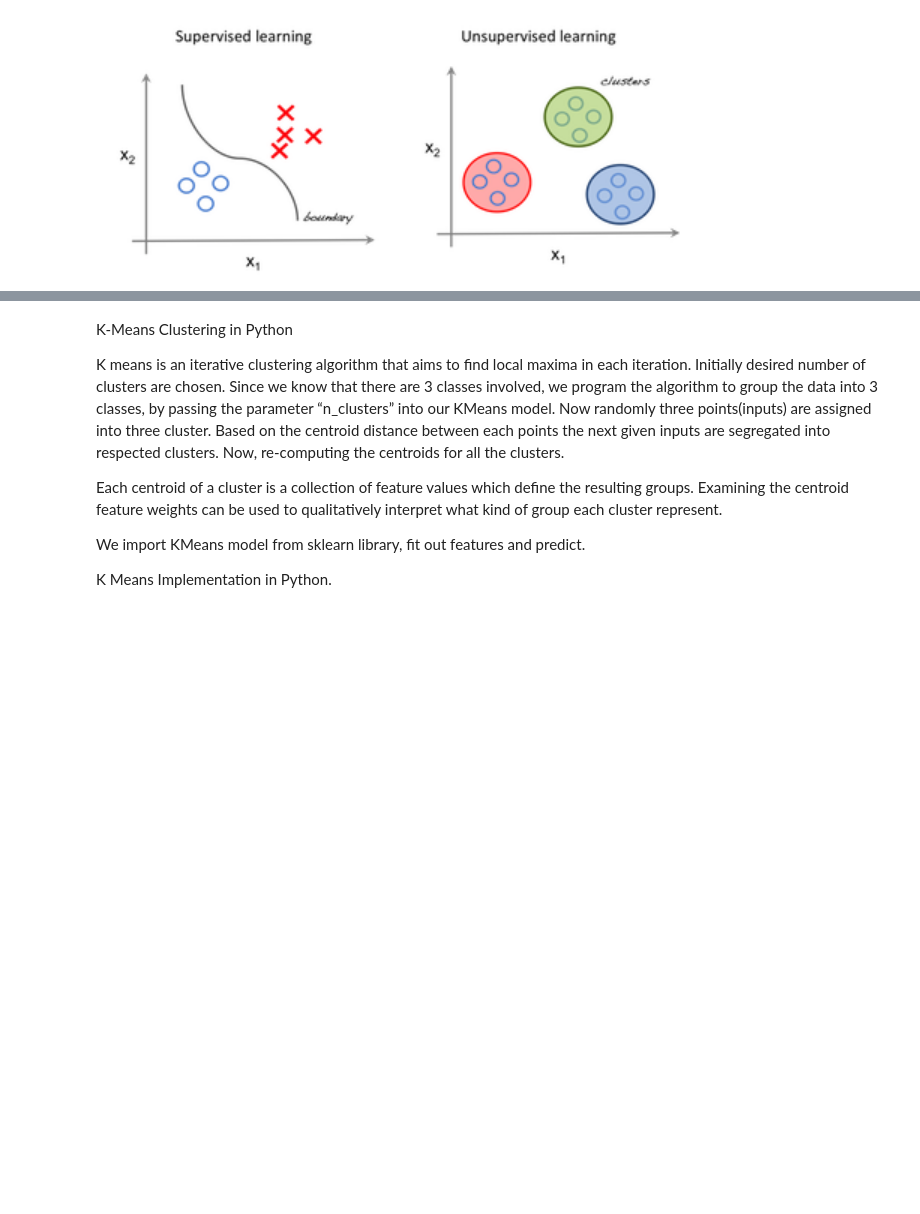
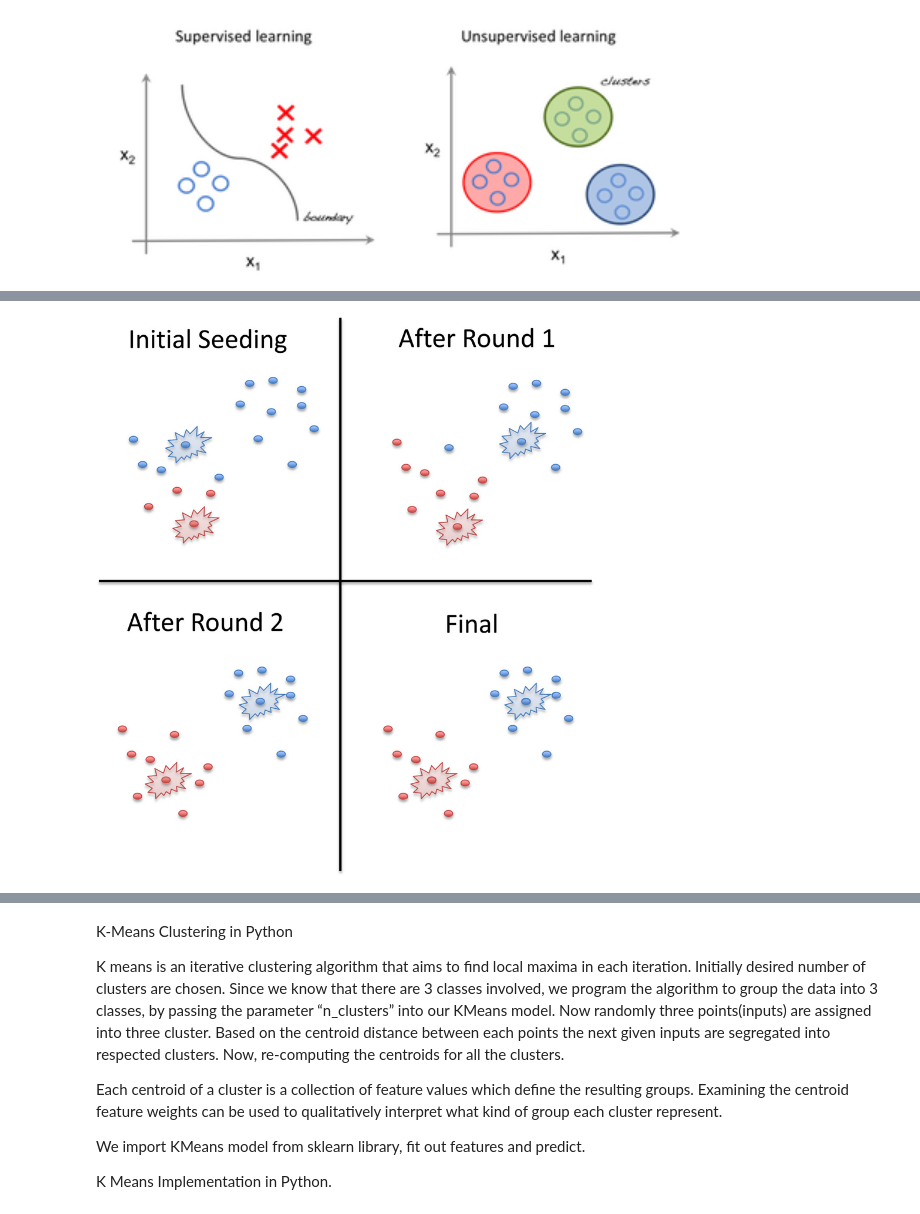
Before and after one commit to rsouza/FGV_Intro_DS, a Jupyter notebook: notebooks/ML_UNSUP_Clustering.ipynb, the cells around one changed output, grey strips where cells are left out. Drawn from its saved outputs; the diff is of its cells as text; code cells hidden in the pictures; blank space fills up the shorter version.

```diff
--- a/notebooks/ML_UNSUP_Clustering.ipynb
+++ b/notebooks/ML_UNSUP_Clustering.ipynb
@@ -94,0 +145,4 @@ plt.show()
+# %%
+display(Image('../datasets/Figs/K-means.png'))
+# %% [output]
+[figure, added]
```
Also changed, not shown: parts of 26 cells of this notebook, 3 other files.
